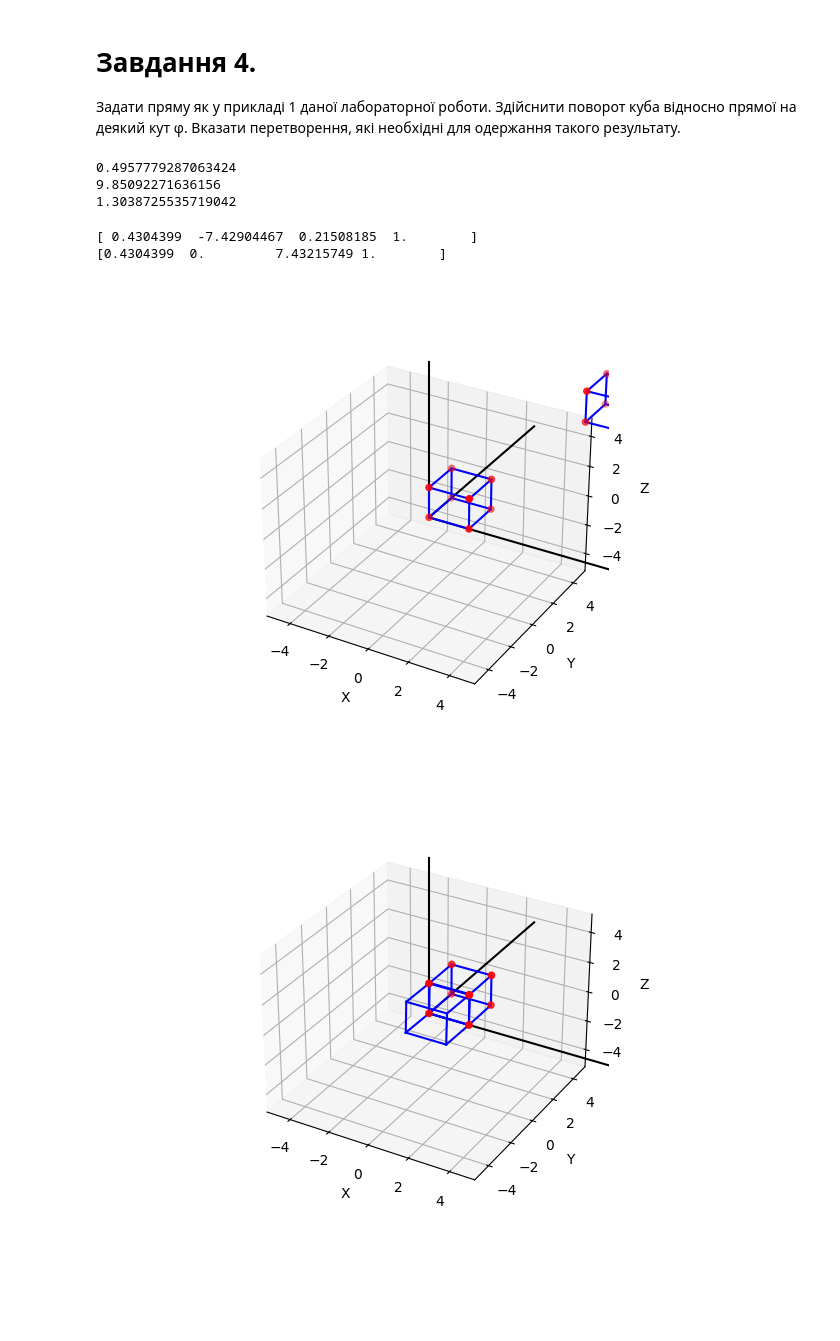
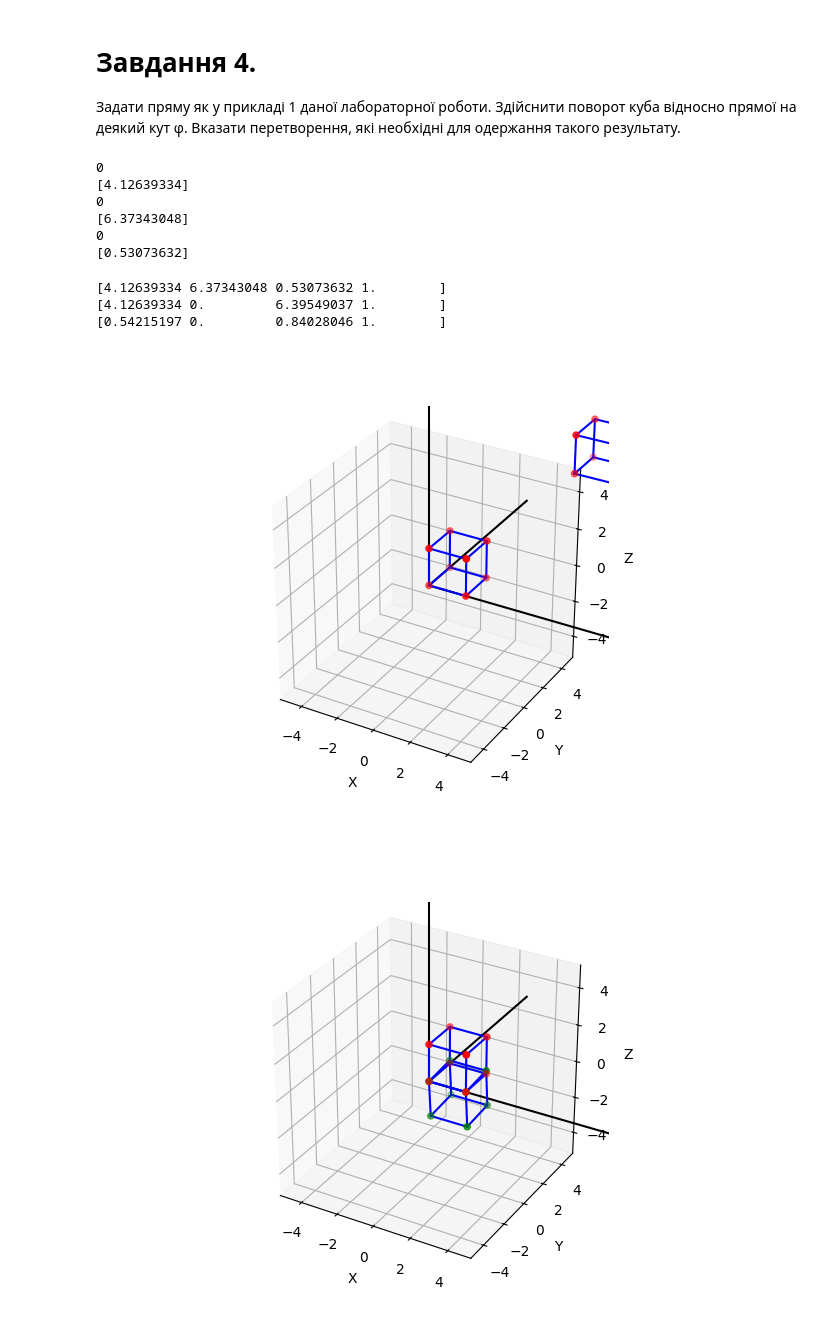
Before and after one commit to JavaConterry/Computer-Graphics, a Jupyter notebook: Lab2/CWorksheet.ipynb, the cells around one changed output. Cells and saved outputs as stored; diff of their text form; code cells hidden in the pictures; blank space fills up the shorter version.

```diff
--- a/Lab2/CWorksheet.ipynb
+++ b/Lab2/CWorksheet.ipynb
@@ -168,21 +168,25 @@ vertices = np.array([
     [5, 7, 7, 1]
 ])
 
-x_start, x_end = np.random.uniform(0, 10, 2);print(x_start)
-y_start, y_end = np.random.uniform(0, 10, 2);print(y_start)
-z_start, z_end = np.random.uniform(0, 10, 2);print(z_start)
+x_start, x_end = 0, np.random.uniform(0, 10, 1);print(x_start);print(x_end)
+y_start, y_end = 0, np.random.uniform(0, 10, 1);print(y_start);print(y_end)
+z_start, z_end = 0, np.random.uniform(0, 10, 1);print(z_start);print(z_end)
 
-xs = np.linspace(x_start, x_end, 100)
-ys = np.linspace(y_start, y_end, 100)
-zs = np.linspace(z_start, z_end, 100)
+# xs = np.linspace(x_start, x_end, 100)
+# ys = np.linspace(y_start, y_end, 100)
+# zs = np.linspace(z_start, z_end, 100)
 
-line_vector = np.array((x_end-x_start, y_end-y_start, z_end-z_start, 1))
-line = np.array([[x_start, y_start, z_start, 1],[x_end, y_end, z_end, 1]])
+line_vector = np.array((x_end[0]-x_start, y_end[0]-y_start, z_end[0]-z_start, 1))
+# line = np.array([[x_start, y_start, z_start, 1],[x_end, y_end, z_end, 1]])
+line = np.array([[0, 0, 0, 1],[x_end[0], y_end[0], z_end[0], 1]])
 # print(line)
 # %% [output]
-0.4957779287063424
-9.85092271636156
-1.3038725535719042
+0
+[4.12639334]
+0
+[6.37343048]
+0
+[0.53073632]
 # %%
 row_sums = np.sum(vertices, axis=1)
 min_row_index = np.argmin(row_sums)
@@ -200,9 +204,13 @@ R_x = np.array([[1,     0,    0,   0],
                 [0, cosxi, -sinxi,  0],
                 [0, sinxi, cosxi, 0],
                 [0,     0,      0, 1]])
+
 print(line_vector)
 l_m_vector = line_vector.dot(R_x.T)
 print(l_m_vector)
+l_m_vector = l_m_vector/m.sqrt(l_m_vector[0]**2 + l_m_vector[2]**2); l_m_vector[3] = 1
+print(l_m_vector)
+
 costeta = l_m_vector[2]
 sinteta = l_m_vector[0]
 R_y = np.array([[costeta, 0, -sinteta, 0],
@@ -229,14 +237,10 @@ R_x_back = np.array([[1, 0, 0, 0],
                 [0, cosxi, -sinxi, 0],
                 [0, sinxi, cosxi, 0],
                 [0,     0,     0, 1]])
-
-M_transpose_from_0 = np.array([[1, 0, 0, x_start],
-                    [0, 1, 0, y_start],
-                    [0, 0, 1, z_start],
-                    [0, 0, 0, 1]])
 # %% [output]
-[ 0.4304399  -7.42904467  0.21508185  1.        ]
-[0.4304399  0.         7.43215749 1.        ]
+[4.12639334 6.37343048 0.53073632 1.        ]
+[4.12639334 0.         6.39549037 1.        ]
+[0.54215197 0.         0.84028046 1.        ]
 # %%
 m_vertices = vertices.dot(M_transpose_to_0.T)
 # %%
@@ -274,12 +278,13 @@ ax.set_zlabel('Z')
 ax.set_xlim(-5, 5)
 ax.set_ylim(-5, 5)
 ax.set_zlim(-5, 5)
+plt.gca().set_aspect("equal")
 
 
 
 plt.show()
 # %% [output]
-[figure, old version]
+[figure, new version]
 # %%
 m_rx_vertices = m_vertices.dot(R_x)
 # %%
@@ -293,33 +298,33 @@ ax.plot([0, 0], [0, 10], [0, 0], color='black')  # y-axis
 ax.plot([0, 0], [0, 0], [0, 10], color='black')  # z-axis
 
 #plot cube
 ax.scatter(m_vertices[:,0], m_vertices[:,1], m_vertices[:,2], color='r')
 
 for edge in edges:
     ax.plot([m_vertices[edge[0]][0], m_vertices[edge[1]][0]],
             [m_vertices[edge[0]][1], m_vertices[edge[1]][1]],
             [m_vertices[edge[0]][2], m_vertices[edge[1]][2]], color='b')
 
 
 
 #plot cube
-ax.scatter(m_vertices[:,0], m_vertices[:,1], m_vertices[:,2], color='r')
+ax.scatter(m_rx_vertices[:,0], m_rx_vertices[:,1], m_rx_vertices[:,2], color='g')
 
 for edge in edges:
     ax.plot([m_rx_vertices[edge[0]][0], m_rx_vertices[edge[1]][0]],
             [m_rx_vertices[edge[0]][1], m_rx_vertices[edge[1]][1]],
             [m_rx_vertices[edge[0]][2], m_rx_vertices[edge[1]][2]], color='b')
 
 
 ax.set_xlabel('X')
 ax.set_ylabel('Y')
 ax.set_zlabel('Z')
 ax.set_xlim(-5, 5)
 ax.set_ylim(-5, 5)
 ax.set_zlim(-5, 5)
-
+plt.gca().set_aspect("equal")
 
 
 plt.show()
 # %% [output]
-[figure, old version]
+[figure, new version]
```
Also changed, not shown: parts of 14 cells of this notebook.
